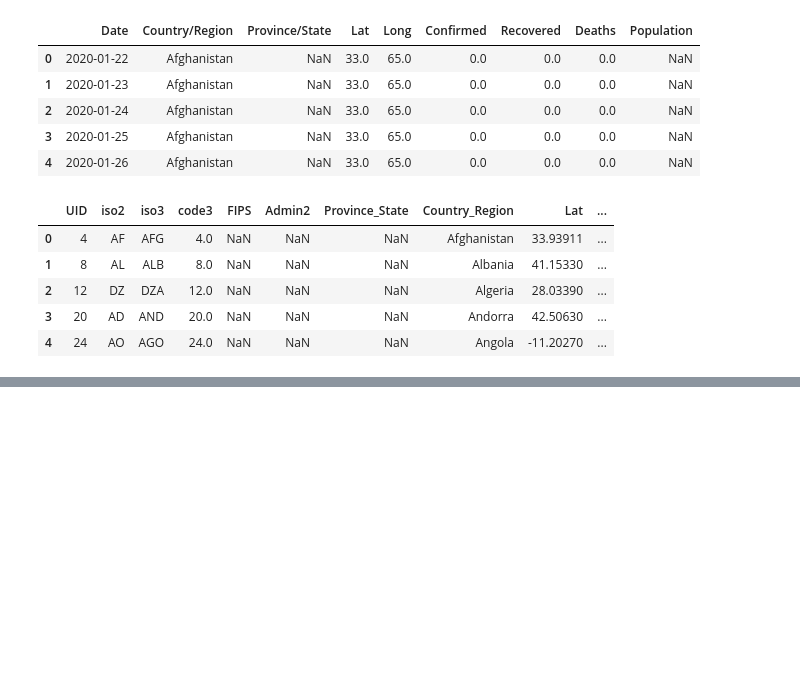
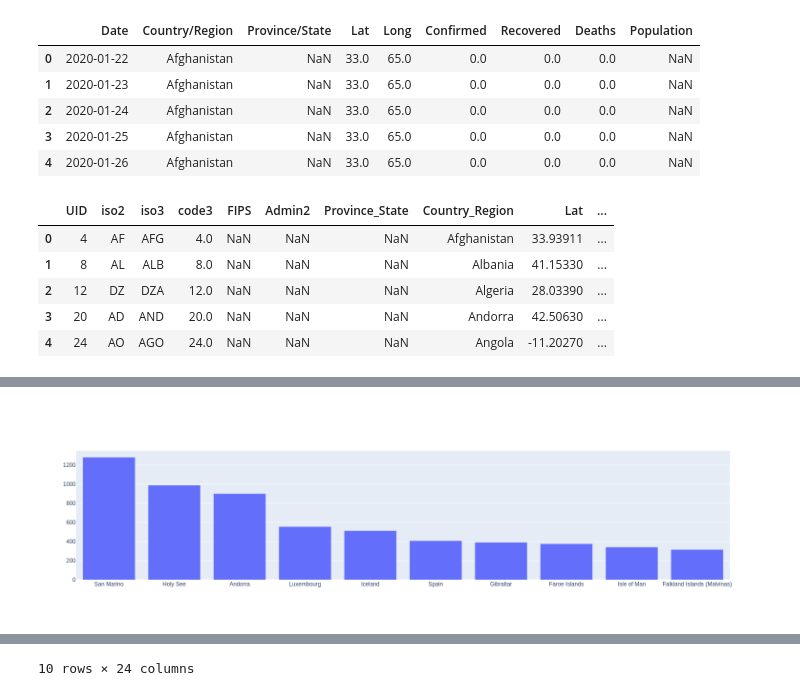
Before and after one commit to gregory1506/DashPlotly, a Jupyter notebook: 09_update_pops.ipynb, the cells around one changed output, grey strips where cells are left out. Cells and saved outputs as stored; diff of their text form; code cells hidden in the pictures; blank space fills up the shorter version.

```diff
--- a/09_update_pops.ipynb
+++ b/09_update_pops.ipynb
@@ -80,0 +208,15 @@ tmp
+# %%
+import string
+metric = "CP100K"
+tmp = df2[df2.Date == df2.Date.max()]
+tmp = tmp.sort_values(by=[metric],na_position="first")[-10:]
+tmp = tmp.sort_values(by=[metric],ascending=False)
+
+tmp.Combined_Key = list(map(lambda x:x.replace("nan,",""),tmp.Combined_Key.astype(str)))
+tmp.Combined_Key = list(map(lambda x: x.split(",")[0],tmp.Combined_Key))
+fig = go.Figure([go.Bar(x=tmp.Combined_Key,y=tmp[metric])])
+# # po.plot(fig,filename="bar1.html")
+fig.show()
+tmp
+# %% [output]
+[figure, added]
@@ -80,0 +234 @@ tmp
+10 rows × 24 columns
```
Also changed, not shown: parts of 22 cells of this notebook, 5 other files.
